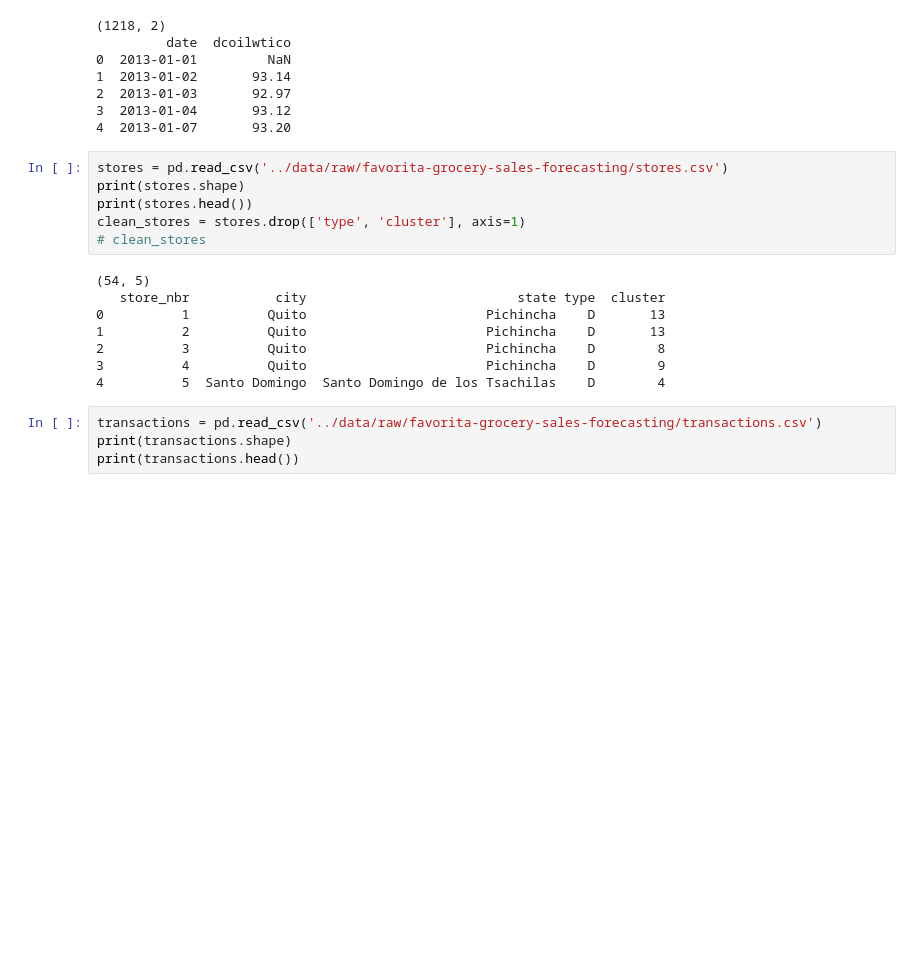
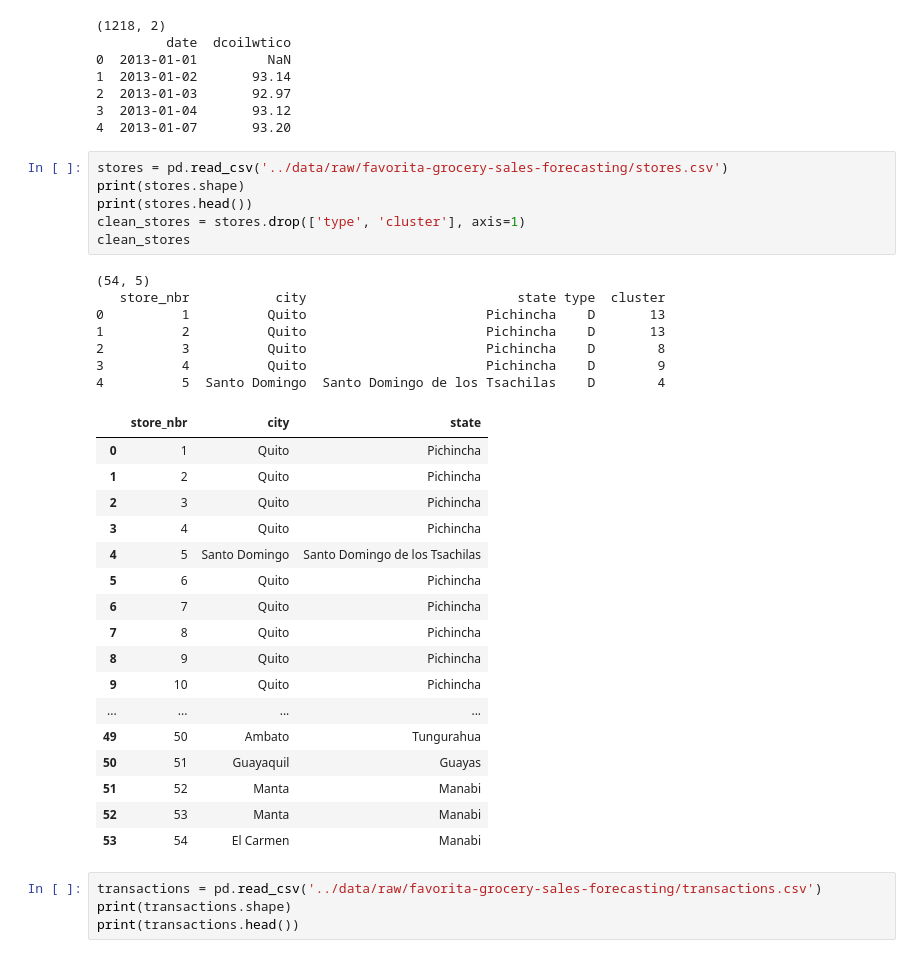
Before and after one commit to tlebon/dsr-competition, a Jupyter notebook: notebooks/data-first-analysis.ipynb, the cells around one changed output. Drawn from its saved outputs; the diff is of its cells as text; blank space fills up the shorter version.

```diff
--- a/notebooks/data-first-analysis.ipynb
+++ b/notebooks/data-first-analysis.ipynb
@@ -103,17 +116,34 @@ print(oil.head())
 # %%
 stores = pd.read_csv('../data/raw/favorita-grocery-sales-forecasting/stores.csv')
 print(stores.shape)
 print(stores.head())
 clean_stores = stores.drop(['type', 'cluster'], axis=1)
-# clean_stores
+clean_stores
 # %% [output]
 (54, 5)
    store_nbr           city                           state type  cluster
 0          1          Quito                       Pichincha    D       13
 1          2          Quito                       Pichincha    D       13
 2          3          Quito                       Pichincha    D        8
 3          4          Quito                       Pichincha    D        9
 4          5  Santo Domingo  Santo Domingo de los Tsachilas    D        4
+|  | store_nbr | city | state |
+| 0 | 1 | Quito | Pichincha |
+| 1 | 2 | Quito | Pichincha |
+| 2 | 3 | Quito | Pichincha |
+| 3 | 4 | Quito | Pichincha |
+| 4 | 5 | Santo Domingo | Santo Domingo de los Tsachilas |
+| 5 | 6 | Quito | Pichincha |
+| 6 | 7 | Quito | Pichincha |
+| 7 | 8 | Quito | Pichincha |
+| 8 | 9 | Quito | Pichincha |
+| 9 | 10 | Quito | Pichincha |
+| ... | ... | ... | ... |
+| 49 | 50 | Ambato | Tungurahua |
+| 50 | 51 | Guayaquil | Guayas |
+| 51 | 52 | Manta | Manabi |
+| 52 | 53 | Manta | Manabi |
+| 53 | 54 | El Carmen | Manabi |
 # %%
 transactions = pd.read_csv('../data/raw/favorita-grocery-sales-forecasting/transactions.csv')
 print(transactions.shape)
```
Also changed, not shown: parts of 6 cells of this notebook, 3 other files.
